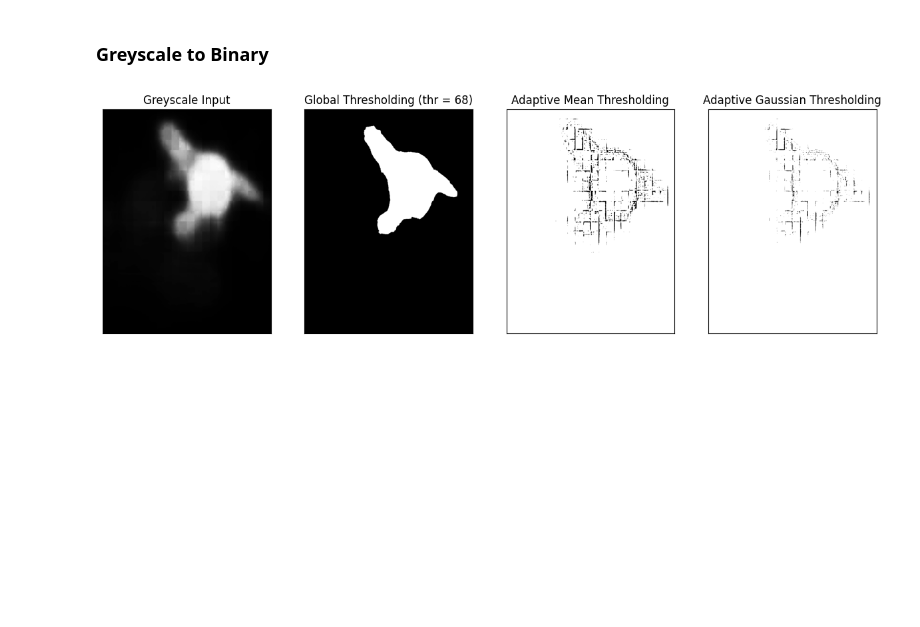
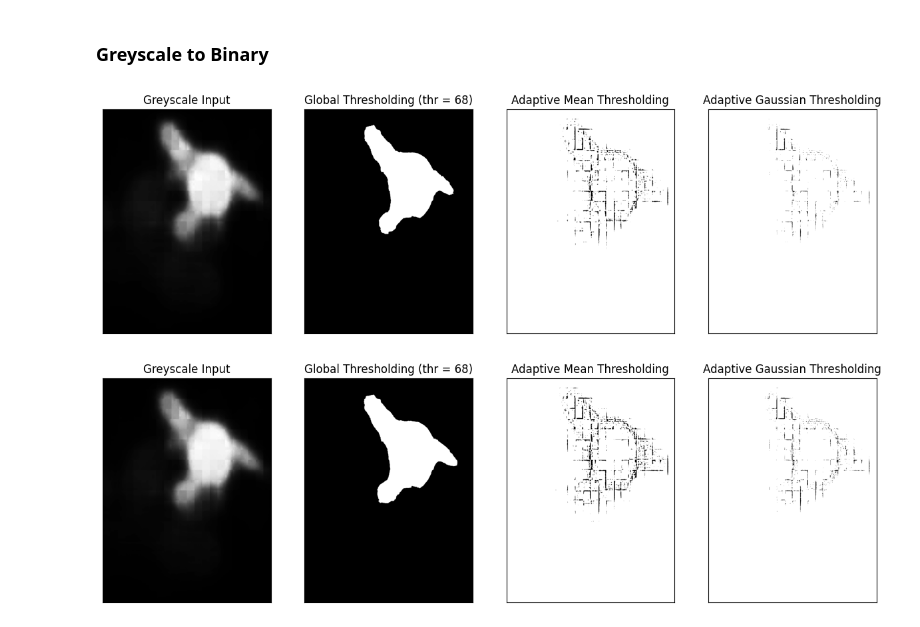
Before and after one commit to lwfld/reProj, a Jupyter notebook: exp.ipynb, the cells around one changed output. Drawn from its saved outputs; the diff is of its cells as text; code cells hidden in the pictures; blank space fills up the shorter version.

```diff
--- a/exp.ipynb
+++ b/exp.ipynb
@@ -133,5 +142,31 @@ Threshold: 68.0
 # %% [markdown]
 ### Greyscale to Binary
+# %%
+import cv2 as cv
+
+gs_sigmoid_ = toGreyscale(pred[0], method=2, _gs=True)
+img = gs_sigmoid_.numpy().astype(np.uint8)
+
+img = cv.medianBlur(img, 5)
+ret, th1 = cv.threshold(img, 68, 1, cv.THRESH_BINARY)
+th2 = cv.adaptiveThreshold(img, 255, cv.ADAPTIVE_THRESH_MEAN_C, cv.THRESH_BINARY, 11, 2)
+th3 = cv.adaptiveThreshold(img, 255, cv.ADAPTIVE_THRESH_GAUSSIAN_C, cv.THRESH_BINARY, 11, 2)
+titles = [
+    "Greyscale Input",
+    "Global Thresholding (thr = 68)",
+    "Adaptive Mean Thresholding",
+    "Adaptive Gaussian Thresholding",
+]
+images = [img, th1, th2, th3]
+plt.subplots(figsize=(15, 5))
+for i in range(4):
+    plt.subplot(1, 4, i + 1)
+    plt.imshow(images[i], "gray")
+    plt.title(titles[i])
+    plt.xticks([]), plt.yticks([])
+plt.show()
+# %% [output]
+[figure, added]
 # %%
 import cv2 as cv
 
```
Also changed, not shown: parts of 50 cells of this notebook, 32 other files.
